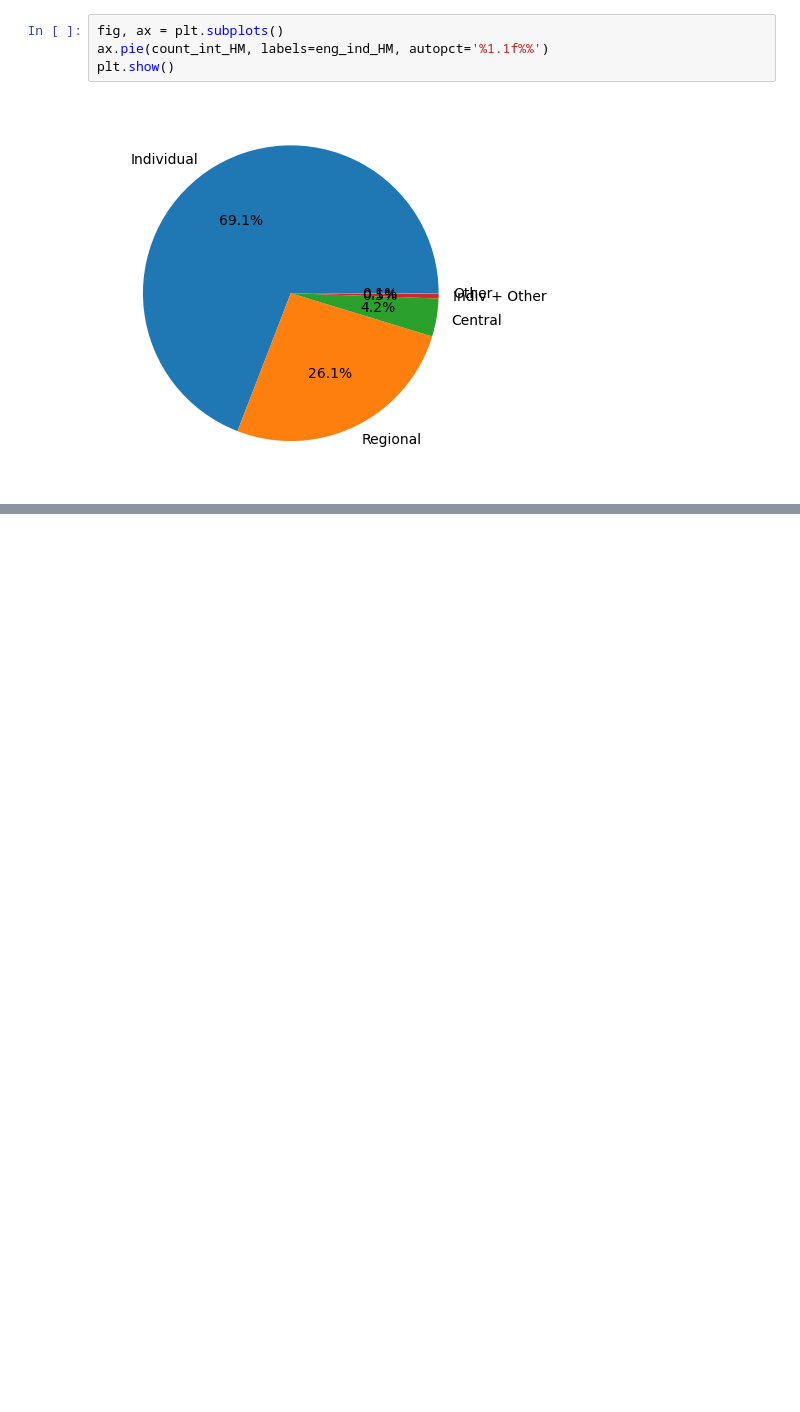
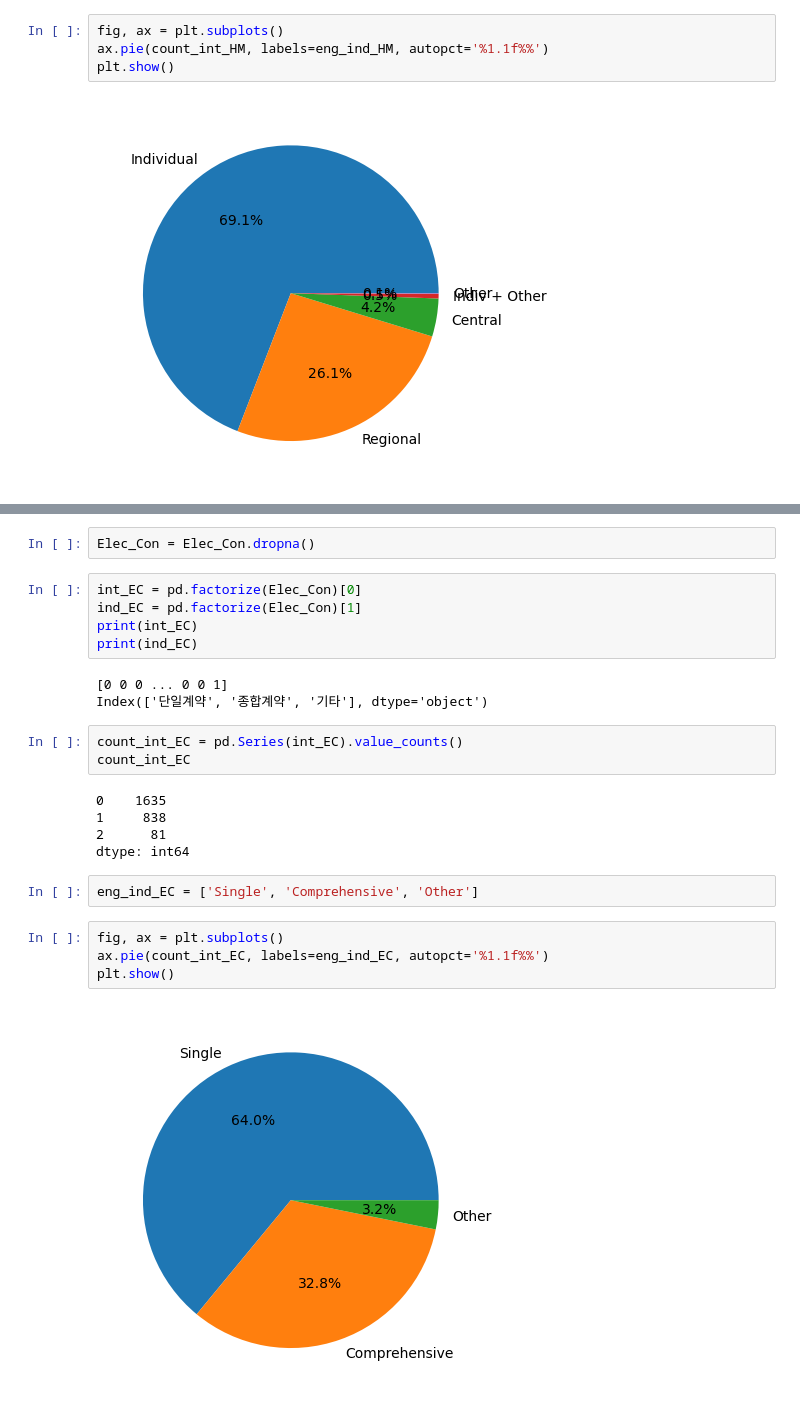
Before and after one commit to haemilia/MolitContest, a Jupyter notebook: Data_Analysis/EDA_Seoul.ipynb, the cells around one changed output, grey strips where cells are left out. Drawn from its saved outputs; the diff is of its cells as text; blank space fills up the shorter version.

```diff
--- a/Data_Analysis/EDA_Seoul.ipynb
+++ b/Data_Analysis/EDA_Seoul.ipynb
@@ -188,0 +281,26 @@ plt.show()
+# %%
+Elec_Con = Elec_Con.dropna()
+# %%
+int_EC = pd.factorize(Elec_Con)[0]
+ind_EC = pd.factorize(Elec_Con)[1]
+print(int_EC)
+print(ind_EC)
+# %% [output]
+[0 0 0 ... 0 0 1]
+Index(['단일계약', '종합계약', '기타'], dtype='object')
+# %%
+count_int_EC = pd.Series(int_EC).value_counts()
+count_int_EC
+# %% [output]
+0    1635
+1     838
+2      81
+dtype: int64
+# %%
+eng_ind_EC = ['Single', 'Comprehensive', 'Other']
+# %%
+fig, ax = plt.subplots()
+ax.pie(count_int_EC, labels=eng_ind_EC, autopct='%1.1f%%')
+plt.show()
+# %% [output]
+[figure, added]
```
Also changed, not shown: parts of 24 cells of this notebook, 2 other files.
